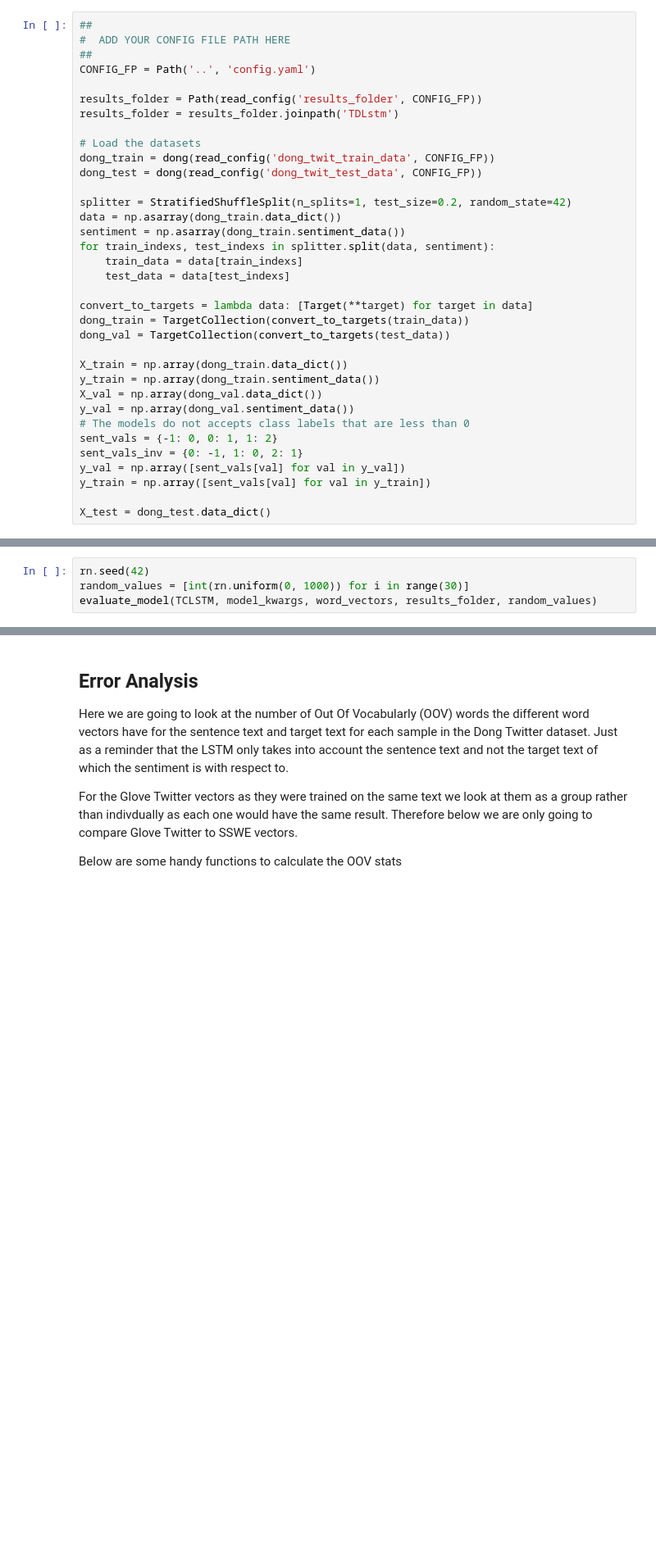
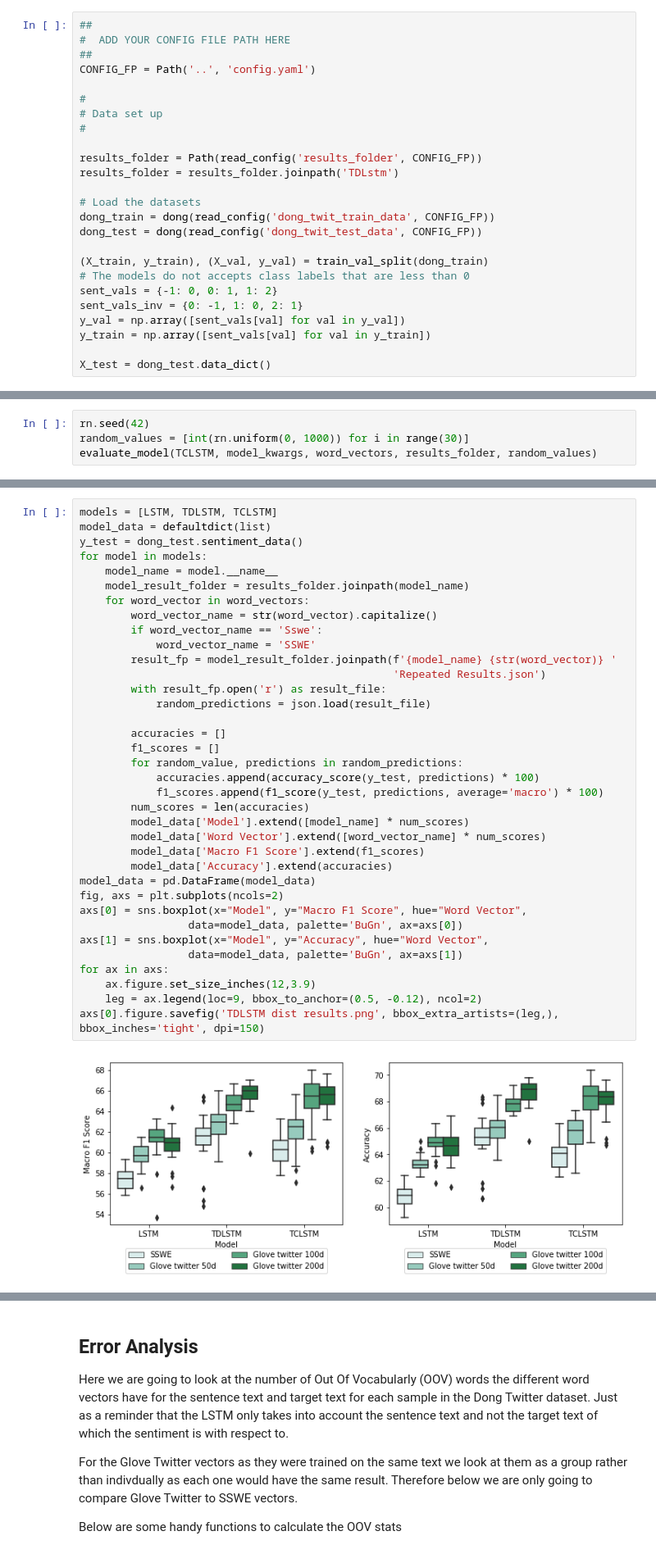
Before and after one commit to apmoore1/Bella, a Jupyter notebook: notebooks/LSTM.ipynb, the cells around one changed output, grey strips where cells are left out. Shown at 82% size. Cells and saved outputs as stored; diff of their text form; blank space fills up the shorter version.

```diff
--- a/notebooks/LSTM.ipynb
+++ b/notebooks/LSTM.ipynb
@@ -34,6 +114,10 @@ Using TensorFlow backend.
 #  ADD YOUR CONFIG FILE PATH HERE
 ##
 CONFIG_FP = Path('..', 'config.yaml')
+
+#
+# Data set up
+#
 
 results_folder = Path(read_config('results_folder', CONFIG_FP))
 results_folder = results_folder.joinpath('TDLstm')
@@ -42,21 +126,7 @@ results_folder = results_folder.joinpath('TDLstm')
 dong_train = dong(read_config('dong_twit_train_data', CONFIG_FP))
 dong_test = dong(read_config('dong_twit_test_data', CONFIG_FP))
 
-splitter = StratifiedShuffleSplit(n_splits=1, test_size=0.2, random_state=42)
-data = np.asarray(dong_train.data_dict())
-sentiment = np.asarray(dong_train.sentiment_data())
-for train_indexs, test_indexs in splitter.split(data, sentiment):
-    train_data = data[train_indexs]
-    test_data = data[test_indexs]
-
-convert_to_targets = lambda data: [Target(**target) for target in data]
-dong_train = TargetCollection(convert_to_targets(train_data))
-dong_val = TargetCollection(convert_to_targets(test_data))
-
-X_train = np.array(dong_train.data_dict())
-y_train = np.array(dong_train.sentiment_data())
-X_val = np.array(dong_val.data_dict())
-y_val = np.array(dong_val.sentiment_data())
+(X_train, y_train), (X_val, y_val) = train_val_split(dong_train)
 # The models do not accepts class labels that are less than 0
 sent_vals = {-1: 0, 0: 1, 1: 2}
 sent_vals_inv = {0: -1, 1: 0, 2: 1}
@@ -227,0 +234,38 @@ pd.DataFrame(mean_glove_200_results, index=['Original', 'Reproduced']).round(1)
+# %%
+models = [LSTM, TDLSTM, TCLSTM]
+model_data = defaultdict(list)
+y_test = dong_test.sentiment_data()
+for model in models:
+    model_name = model.__name__
+    model_result_folder = results_folder.joinpath(model_name)
+    for word_vector in word_vectors:
+        word_vector_name = str(word_vector).capitalize()
+        if word_vector_name == 'Sswe':
+            word_vector_name = 'SSWE'
+        result_fp = model_result_folder.joinpath(f'{model_name} {str(word_vector)} '
+                                                 'Repeated Results.json')
+        with result_fp.open('r') as result_file:
+            random_predictions = json.load(result_file)
+
+        accuracies = []
+        f1_scores = []
+        for random_value, predictions in random_predictions:
+            accuracies.append(accuracy_score(y_test, predictions) * 100)
+            f1_scores.append(f1_score(y_test, predictions, average='macro') * 100)
+        num_scores = len(accuracies)
+        model_data['Model'].extend([model_name] * num_scores)
+        model_data['Word Vector'].extend([word_vector_name] * num_scores)
+        model_data['Macro F1 Score'].extend(f1_scores)
+        model_data['Accuracy'].extend(accuracies)
+model_data = pd.DataFrame(model_data)
+fig, axs = plt.subplots(ncols=2)
+axs[0] = sns.boxplot(x="Model", y="Macro F1 Score", hue="Word Vector",
+                 data=model_data, palette='BuGn', ax=axs[0])
+axs[1] = sns.boxplot(x="Model", y="Accuracy", hue="Word Vector",
+                 data=model_data, palette='BuGn', ax=axs[1])
+for ax in axs:
+    ax.figure.set_size_inches(12,3.9)
+    leg = ax.legend(loc=9, bbox_to_anchor=(0.5, -0.12), ncol=2)
+axs[0].figure.savefig('TDLSTM dist results.png', bbox_extra_artists=(leg,), bbox_inches='tight', dpi=150)
+# %% [output]
+[figure, added]
```
Also changed, not shown: parts of 11 cells of this notebook, 1 other file.
